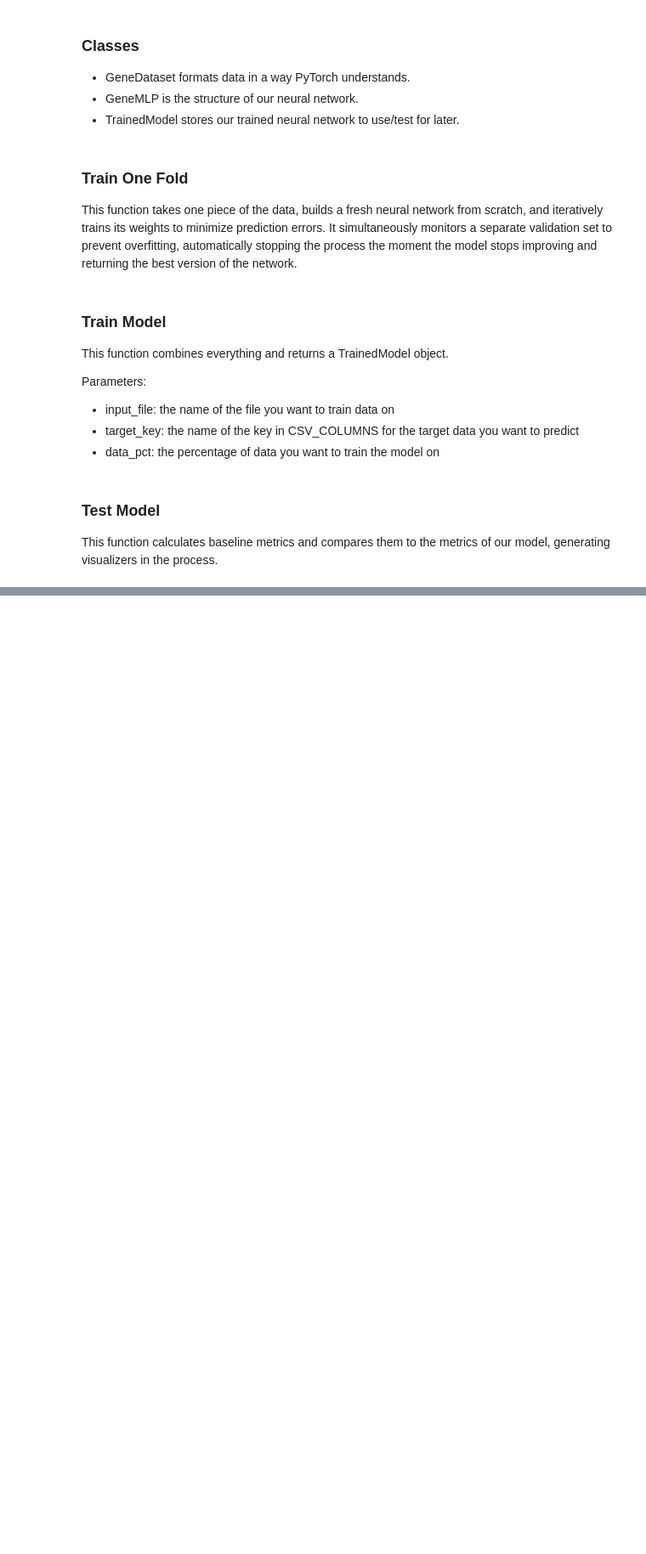
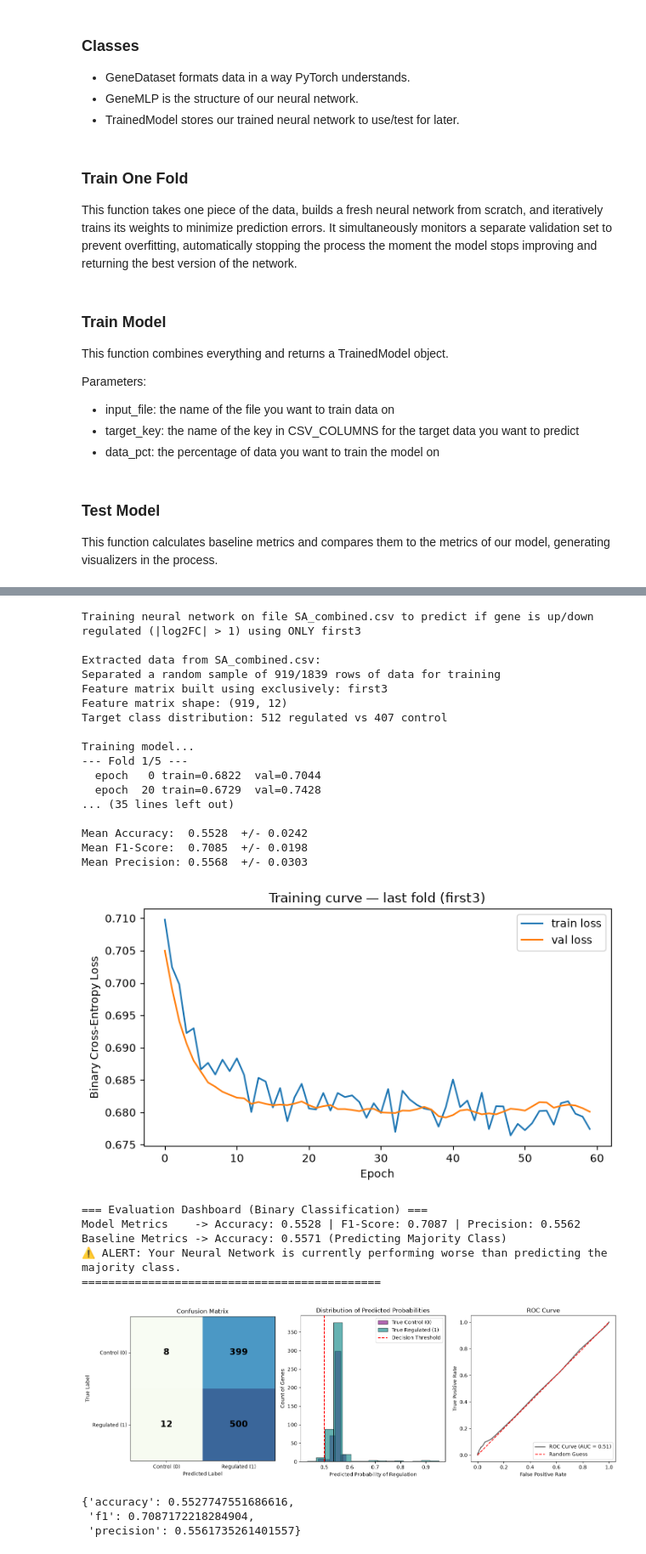
Before and after one commit to rcs227/cse190_ncbi_research, a Jupyter notebook: neural.ipynb, the cells around one changed output, grey strips where cells are left out. Shown at 85% size. Cells and saved outputs as stored; diff of their text form; code cells hidden in the pictures; blank space fills up the shorter version.

```diff
--- a/neural.ipynb
+++ b/neural.ipynb
@@ -474,0 +710,31 @@ Baseline Metrics -> Mean Absolute Error: 3.1121 | R2: 0.0000
+# %%
+mod = train_model_classification(input_file="SA_combined.csv", metric = "first3", data_pct=.5)
+test_model_classification(mod)
+# %% [output]
+Training neural network on file SA_combined.csv to predict if gene is up/down regulated (|log2FC| > 1) using ONLY first3
+
+Extracted data from SA_combined.csv:
+Separated a random sample of 919/1839 rows of data for training
+Feature matrix built using exclusively: first3
+Feature matrix shape: (919, 12)
+Target class distribution: 512 regulated vs 407 control
+
+Training model...
+--- Fold 1/5 ---
+  epoch   0 train=0.6822  val=0.7044
+  epoch  20 train=0.6729  val=0.7428
+... (35 lines left out)
+
+Mean Accuracy:  0.5528  +/- 0.0242
+Mean F1-Score:  0.7085  +/- 0.0198
+Mean Precision: 0.5568  +/- 0.0303
+[figure, added]
+=== Evaluation Dashboard (Binary Classification) ===
+Model Metrics    -> Accuracy: 0.5528 | F1-Score: 0.7087 | Precision: 0.5562
+Baseline Metrics -> Accuracy: 0.5571 (Predicting Majority Class)
+⚠️ ALERT: Your Neural Network is currently performing worse than predicting the majority class.
+=============================================
+[figure, added]
+{'accuracy': 0.5527747551686616,
+ 'f1': 0.7087172218284904,
+ 'precision': 0.5561735261401557}
```
Also changed, not shown: parts of 10 cells of this notebook.
